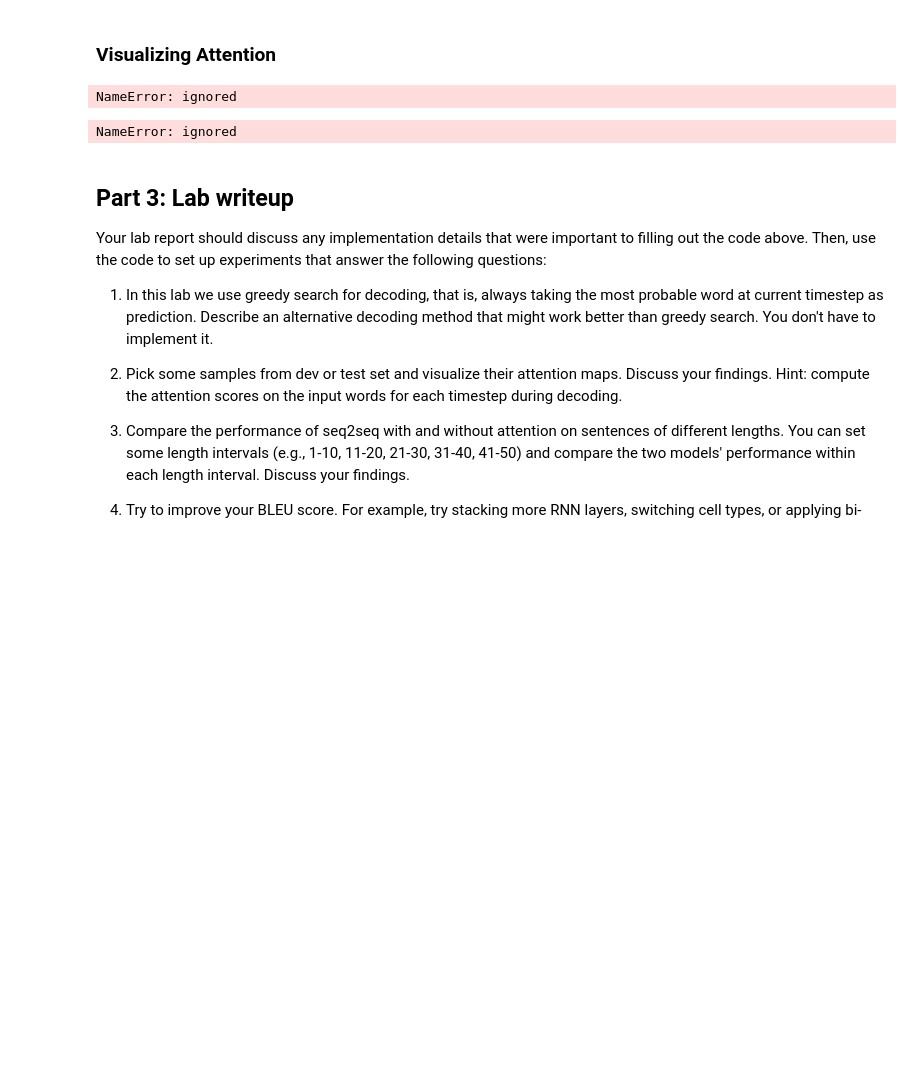
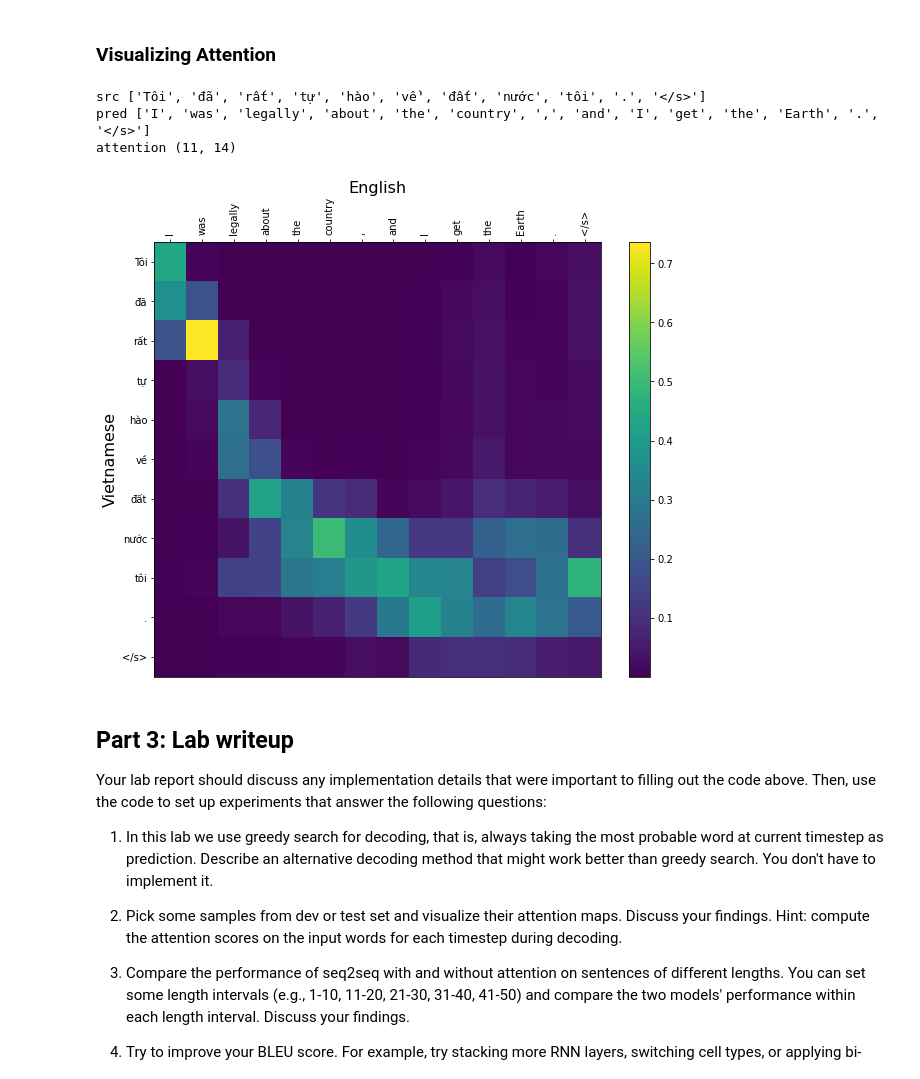
Before and after one commit to bottlebird/nlp-seq2seq, a Jupyter notebook: 2b_Seq2Seq.ipynb, the cells around one changed output. Drawn from its saved outputs; the diff is of its cells as text; code cells hidden in the pictures; blank space fills up the shorter version.

```diff
--- a/2b_Seq2Seq.ipynb
+++ b/2b_Seq2Seq.ipynb
@@ -905,35 +910,62 @@ BLEU score: 14.975574
 # %% [markdown]
 ### **Visualizing Attention**
 # %%
-def attn_visual(src, trg, scores):
-  fig, ax = plt.subplots()
-  attn_map=ax.pcolor(scores,cmap='viridis')
-  ax.set_xticklabels(trg,minor=False, rotation='vertical')
-  ax.set_yticklabels(src,minor=False)
+import matplotlib.font_manager as font_manager
+
+def plot_heatmap(src, trg, scores):
+  fig, ax = plt.subplots(figsize=(10, 8))
+  heatmap = ax.pcolor(scores, cmap='viridis')
+  plt.xlabel('English', fontsize=16)
+  plt.ylabel('Vietnamese', fontsize=16)
+
+  ax.xaxis.set_label_position('top')
+  ax.set_xticklabels(trg, minor=False, rotation='vertical')
+  ax.set_yticklabels(src, minor=False)
 
   ax.xaxis.tick_top()
-  ax.set_xticklabels(np.arrange(scores.shape[1])+0.5, minor=False)
-  ax.set_yticklabels(np.arrange(scores.shape[0])+0.5, minor=False)
+  ax.set_xticks(np.arange(scores.shape[1]) + 0.5, minor=False)
+  ax.set_yticks(np.arange(scores.shape[0]) + 0.5, minor=False)
   ax.invert_yaxis()
 
-  plt.colorbar(attn_map)
+  plt.colorbar(heatmap)
   plt.show()
-
-idx=5
-src=valid_data[idx].src+["</s>"]
-trg=valid_data[idx].trg+["</s>"]
-pred=hypotheses[idx].split()+["</s>"]
-pred_attn=alphas[idx][0].T[:,:len(pred)]
-print("src",src)
-print("ref",trg)
-print("pred",pred)
-attn_visual(src,pred,pred_attn)
-# %% [output]
-NameError: ignored
-# %%
-next(iter(val_data))
-# %% [output]
-NameError: ignored
+# %%
+alphas = []
+model=attn_seq2seq
+model.eval()
+
+for src_ids, src_lengths, trg_ids, _ in tqdm(test_data_loader):
+  output, attention = greedy_decode_attention(model, src_ids.to(device), src_lengths.to(device),
+                                              max_len=MAX_SENT_LENGTH_PLUS_SOS_EOS)
+
+  # remove <s>
+  src_ids = src_ids[0, 1:]
+  trg_ids = trg_ids[0, 1:]
+  # remove </s> and <pad>
+  src_ids = src_ids[:np.where(src_ids == EOS_INDEX)[0][0]]
+  trg_ids = trg_ids[:np.where(trg_ids == EOS_INDEX)[0][0]]
+
+  src=" ".join(lookup_words(src_ids, vocab=src_vocab_set))
+  trg=" ".join(lookup_words(trg_ids, vocab=trg_vocab_set))
+  pred=" ".join(lookup_words(output, vocab=trg_vocab_set))
+
+  hypotheses=[pred]
+  alphas.append(attention)
+  break
+
+pred=hypotheses[0].split()+["</s>"]
+src= src.split()+["</s>"]
+pred_att=alphas[0][0].T[1:len(src)+1, :len(pred)]
+
+print("src",src)
+print("pred",pred)
+print("attention",pred_att.shape)
+plot_heatmap(src,pred,pred_att)
+# %% [output]
+src ['Tôi', 'đã', 'rất', 'tự', 'hào', 'về', 'đất', 'nước', 'tôi', '.', '</s>']
+pred ['I', 'was', 'legally', 'about', 'the', 'country', ',', 'and', 'I', 'get', 'the', 'Earth', '.', '</s>']
+attention (11, 14)
+[figure, added]
 # %% [markdown]
 ## **Part 3: Lab writeup**
 
```
Also changed, not shown: parts of 21 cells of this notebook, 3 other files.
